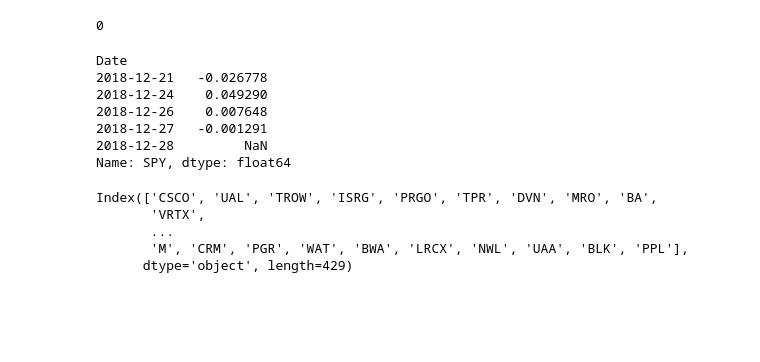
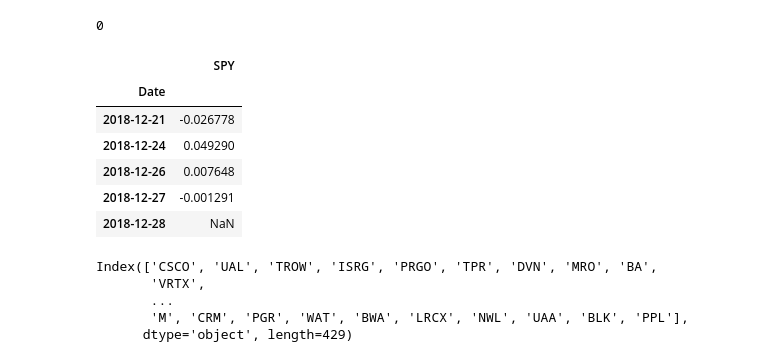
Before and after one commit to Sprutton/ticker_insights, a Jupyter notebook: notebooks/regression.ipynb, the cells around one changed output. Saved outputs shown, nothing was run; the diff lists cells and outputs as text; code cells hidden in the pictures; blank space fills up the shorter version.

```diff
--- a/notebooks/regression.ipynb
+++ b/notebooks/regression.ipynb
@@ -19,15 +24,15 @@ for name in df.columns:
   df_returns[name] = np.log(df[name]).diff()
 # %%
 df_returns['SPY'] = df_returns['SPY'].shift(-1)
-df_returns['SPY'].tail()
+df_returns[['SPY']].tail()
 # %% [output]
-Date
-2018-12-21   -0.026778
-2018-12-24    0.049290
-2018-12-26    0.007648
-2018-12-27   -0.001291
-2018-12-28         NaN
-Name: SPY, dtype: float64
+|  | SPY |
+| Date |  |
+| 2018-12-21 | -0.026778 |
+| 2018-12-24 | 0.049290 |
+| 2018-12-26 | 0.007648 |
+| 2018-12-27 | -0.001291 |
+| 2018-12-28 | NaN |
 # %%
 Ntest = 1000
 train = df_returns.iloc[1:-Ntest]
```
Also changed, not shown: parts of 7 cells of this notebook.
